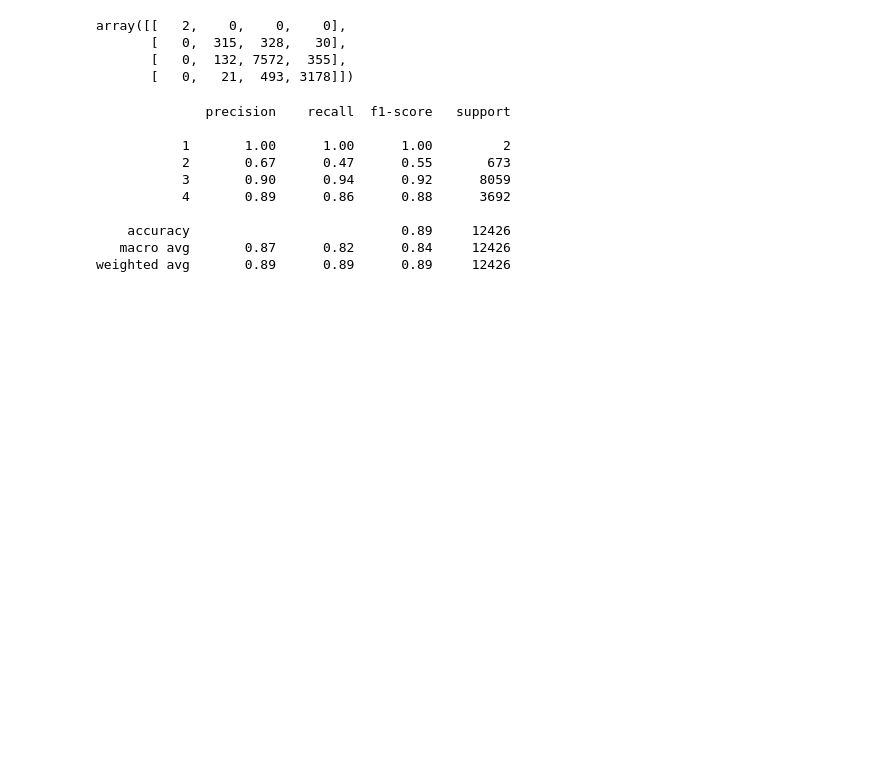
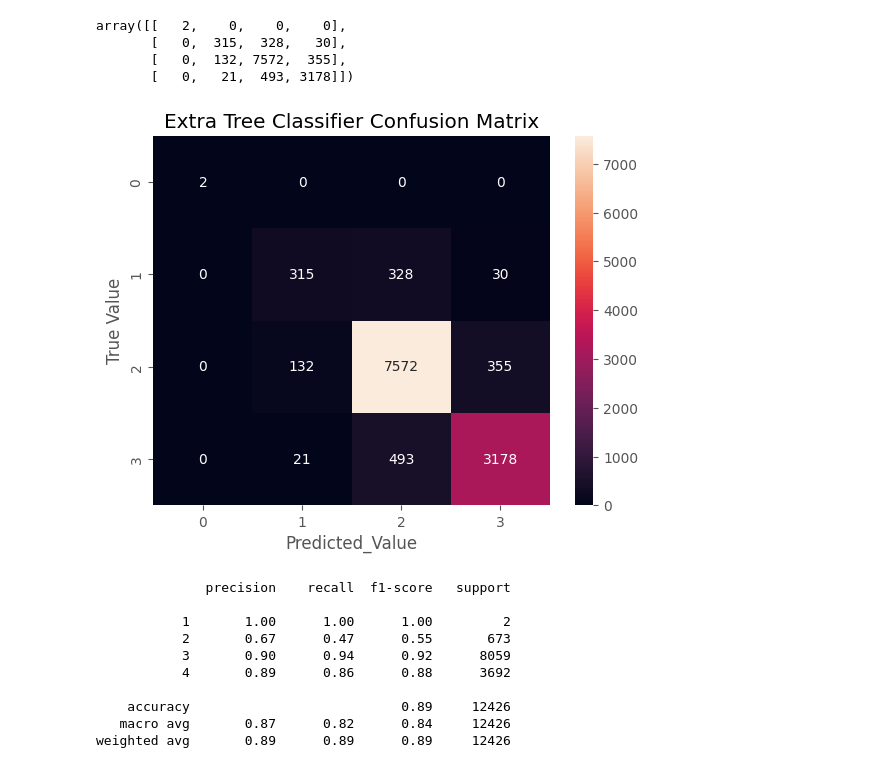
Before and after one commit to octavaridum/Zomato_Rating_Prediction, a Jupyter notebook: zomato.ipynb, the cells around one changed output. Drawn from its saved outputs; the diff is of its cells as text; code cells hidden in the pictures; blank space fills up the shorter version.

Commit message:
Added extra tree classifier and attempted pycaret

```diff
--- a/zomato.ipynb
+++ b/zomato.ipynb
@@ -650,6 +651,14 @@ array([[   2,    0,    0,    0],
        [   0,  315,  328,   30],
        [   0,  132, 7572,  355],
        [   0,   21,  493, 3178]])
+# %%
+ax = sns.heatmap(bld_cfm, annot=True, fmt='d')
+ax.set_title("Extra Tree Classifier Confusion Matrix")
+ax.set_xlabel("Predicted_Value")
+ax.set_ylabel("True Value")
+plt.show()
+# %% [output]
+[figure, added]
 # %%
 print(classification_report(y_test,bld_predict))
 # %% [output]
```
Also changed, not shown: parts of 2 cells of this notebook, 20 other files.
